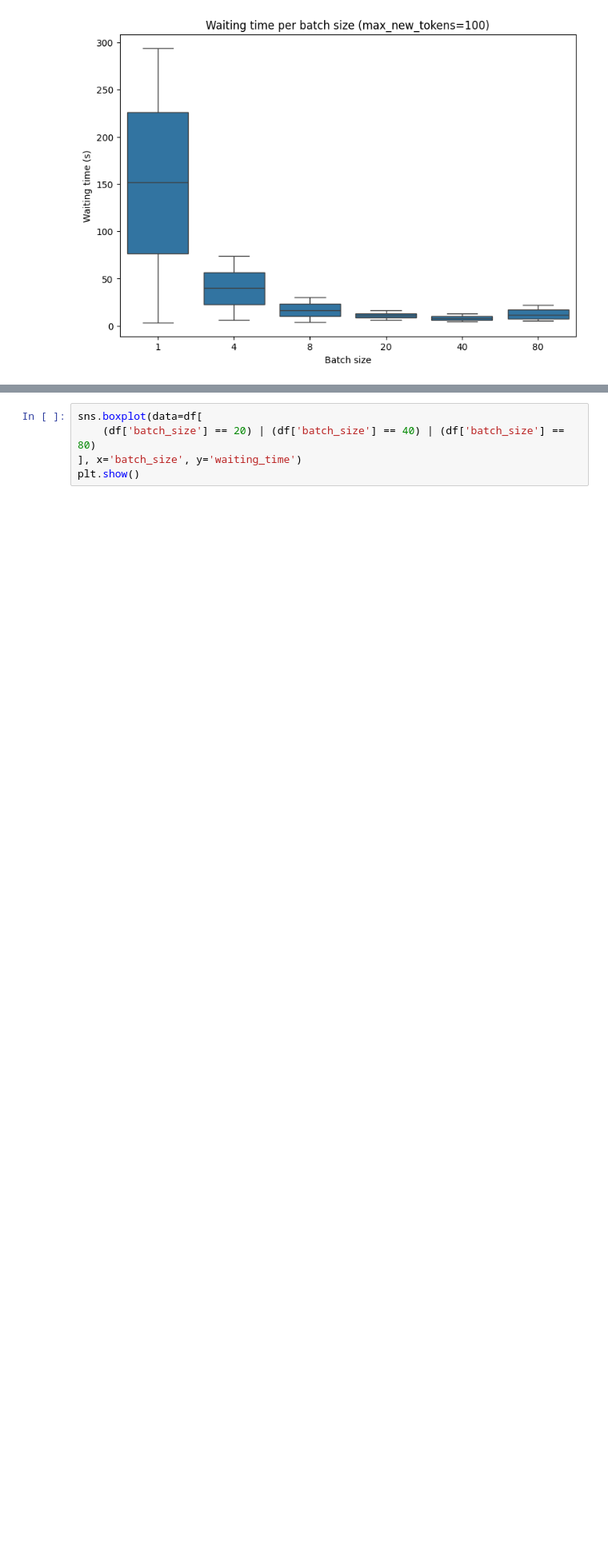
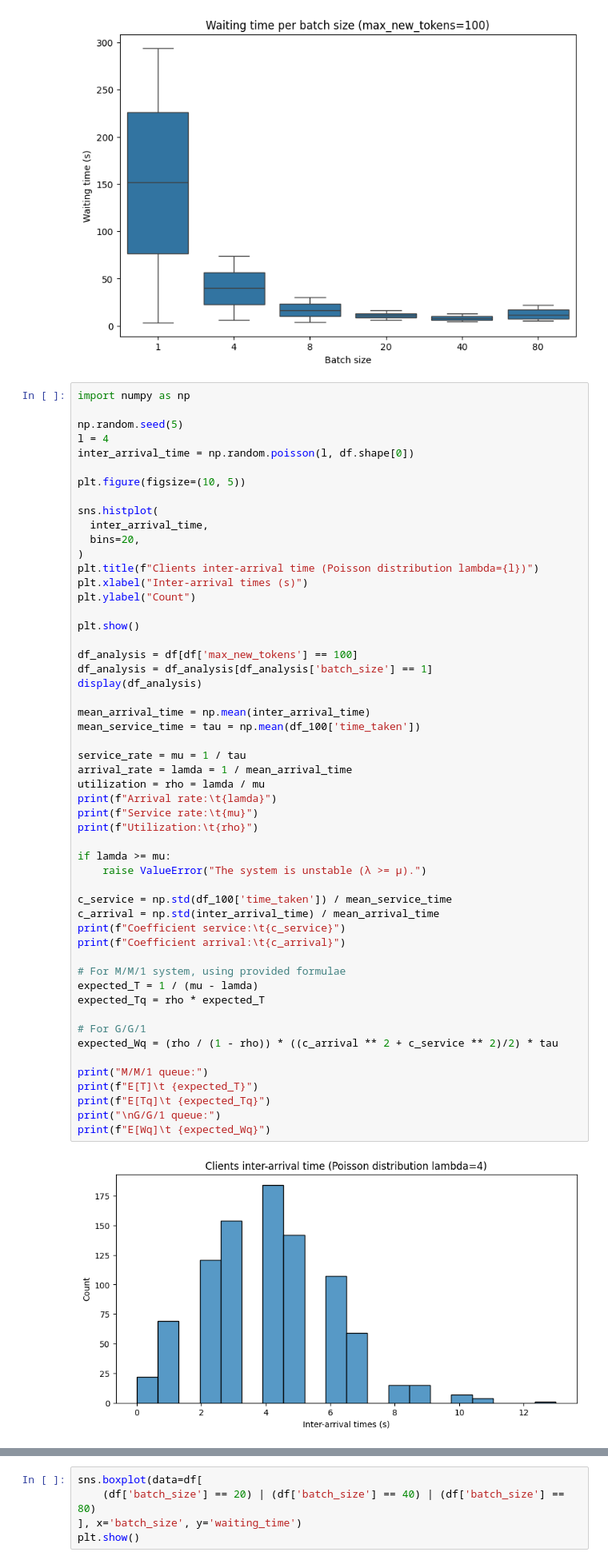
Before and after one commit to darmangerd/llama3-scheduling, a Jupyter notebook: JobTime.ipynb, the cells around one changed output, grey strips where cells are left out. Shown at 80% size. Cells and saved outputs as stored; diff of their text form; blank space fills up the shorter version.

```diff
--- a/JobTime.ipynb
+++ b/JobTime.ipynb
@@ -108,3 +135,58 @@ plt.ylabel('Waiting time (s)')
 plt.show()
 # %% [output]
 [figure]
+# %%
+import numpy as np
+
+np.random.seed(5)
+l = 4
+inter_arrival_time = np.random.poisson(l, df.shape[0])
+
+plt.figure(figsize=(10, 5))
+
+sns.histplot(
+  inter_arrival_time,
+  bins=20,
+)
+plt.title(f"Clients inter-arrival time (Poisson distribution lambda={l})")
+plt.xlabel("Inter-arrival times (s)")
+plt.ylabel("Count")
+
+plt.show()
+
+df_analysis = df[df['max_new_tokens'] == 100]
+df_analysis = df_analysis[df_analysis['batch_size'] == 1]
+display(df_analysis)
+
+mean_arrival_time = np.mean(inter_arrival_time)
+mean_service_time = tau = np.mean(df_100['time_taken'])
+
+service_rate = mu = 1 / tau
+arrival_rate = lamda = 1 / mean_arrival_time
+utilization = rho = lamda / mu
+print(f"Arrival rate:\t{lamda}")
+print(f"Service rate:\t{mu}")
+print(f"Utilization:\t{rho}")
+
+if lamda >= mu:
+    raise ValueError("The system is unstable (λ >= μ).")
+
+c_service = np.std(df_100['time_taken']) / mean_service_time
+c_arrival = np.std(inter_arrival_time) / mean_arrival_time
+print(f"Coefficient service:\t{c_service}")
+print(f"Coefficient arrival:\t{c_arrival}")
+
+# For M/M/1 system, using provided formulae
+expected_T = 1 / (mu - lamda)
+expected_Tq = rho * expected_T
+
+# For G/G/1
+expected_Wq = (rho / (1 - rho)) * ((c_arrival ** 2 + c_service ** 2)/2) * tau
+
+print("M/M/1 queue:")
+print(f"E[T]\t {expected_T}")
+print(f"E[Tq]\t {expected_Tq}")
+print("\nG/G/1 queue:")
+print(f"E[Wq]\t {expected_Wq}")
+# %% [output]
+[figure, added]
```
Also changed, not shown: parts of 8 cells of this notebook.
